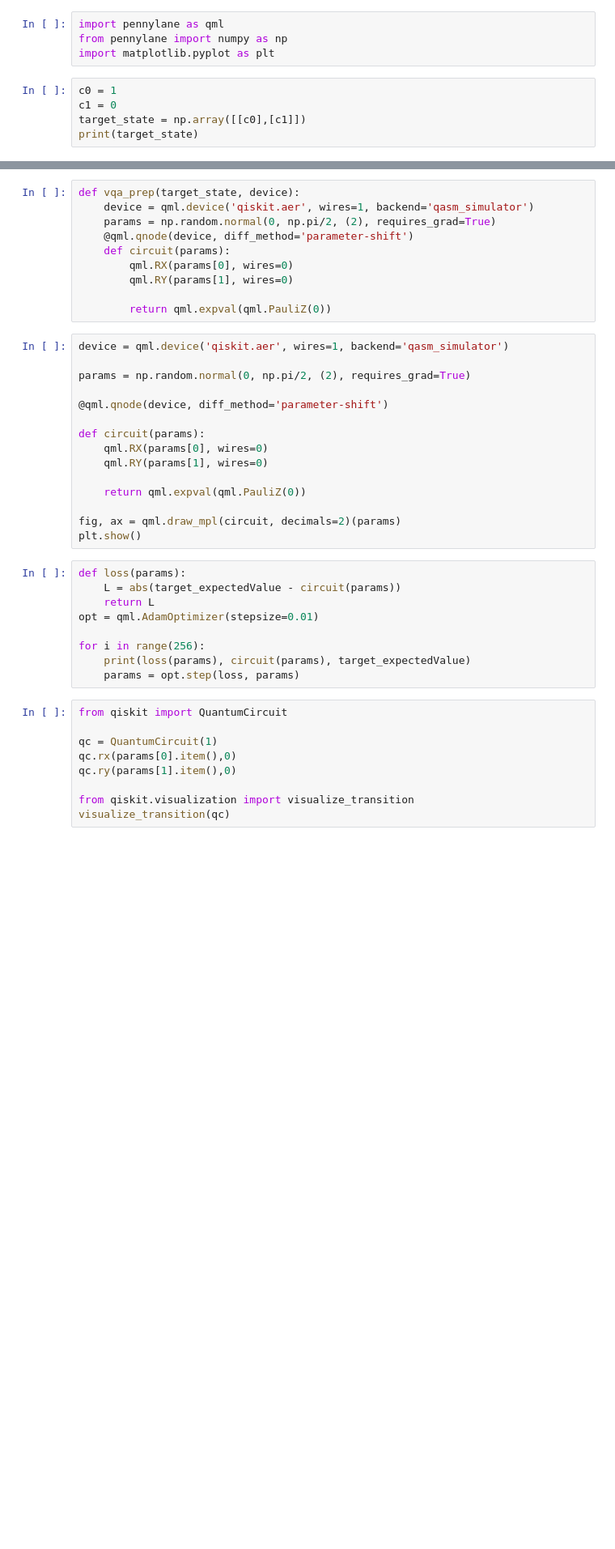
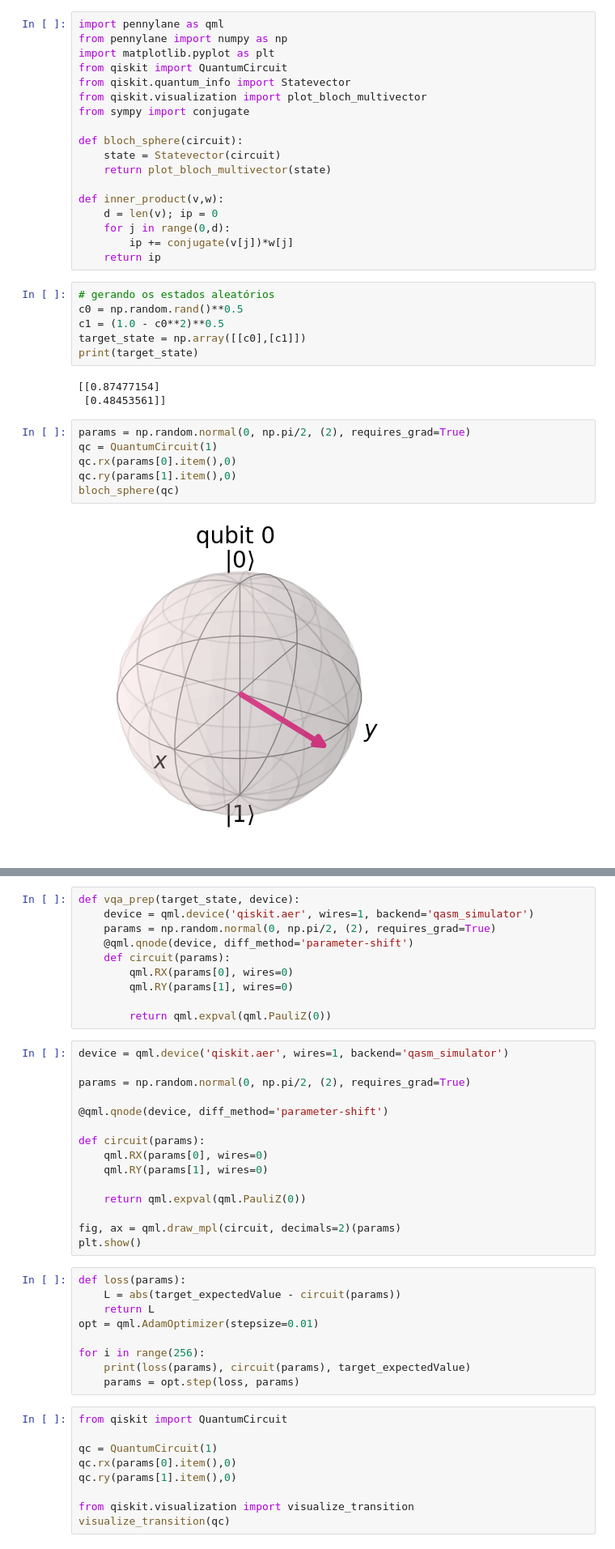
Before and after one commit to SchultzVV/Qiskit, a Jupyter notebook: Conteúdo/VQA.ipynb, the cells around one changed output, grey strips where cells are left out. Shown at 81% size. Drawn from its saved outputs; the diff is of its cells as text; blank space fills up the shorter version.

```diff
--- a/Conteúdo/VQA.ipynb
+++ b/Conteúdo/VQA.ipynb
@@ -1,9 +1,35 @@
-# %%
-import pennylane as qml
-from pennylane import numpy as np
-import matplotlib.pyplot as plt
+# %%
+import pennylane as qml
+from pennylane import numpy as np
+import matplotlib.pyplot as plt
+from qiskit import QuantumCircuit
+from qiskit.quantum_info import Statevector
+from qiskit.visualization import plot_bloch_multivector
+from sympy import conjugate
+
+def bloch_sphere(circuit):
+    state = Statevector(circuit)
+    return plot_bloch_multivector(state)
+
+def inner_product(v,w):
+    d = len(v); ip = 0
+    for j in range(0,d):
+        ip += conjugate(v[j])*w[j]
+    return ip
 # %%
-c0 = 1
-c1 = 0
+# gerando os estados aleatórios
+c0 = np.random.rand()**0.5
+c1 = (1.0 - c0**2)**0.5
 target_state = np.array([[c0],[c1]])
 print(target_state)
+# %% [output]
+[[0.87477154]
+ [0.48453561]]
+# %%
+params = np.random.normal(0, np.pi/2, (2), requires_grad=True)
+qc = QuantumCircuit(1)
+qc.rx(params[0].item(),0)
+qc.ry(params[1].item(),0)
+bloch_sphere(qc)
+# %% [output]
+[figure, added]
```
Also changed, not shown: parts of 5 cells of this notebook, 2 other files.
